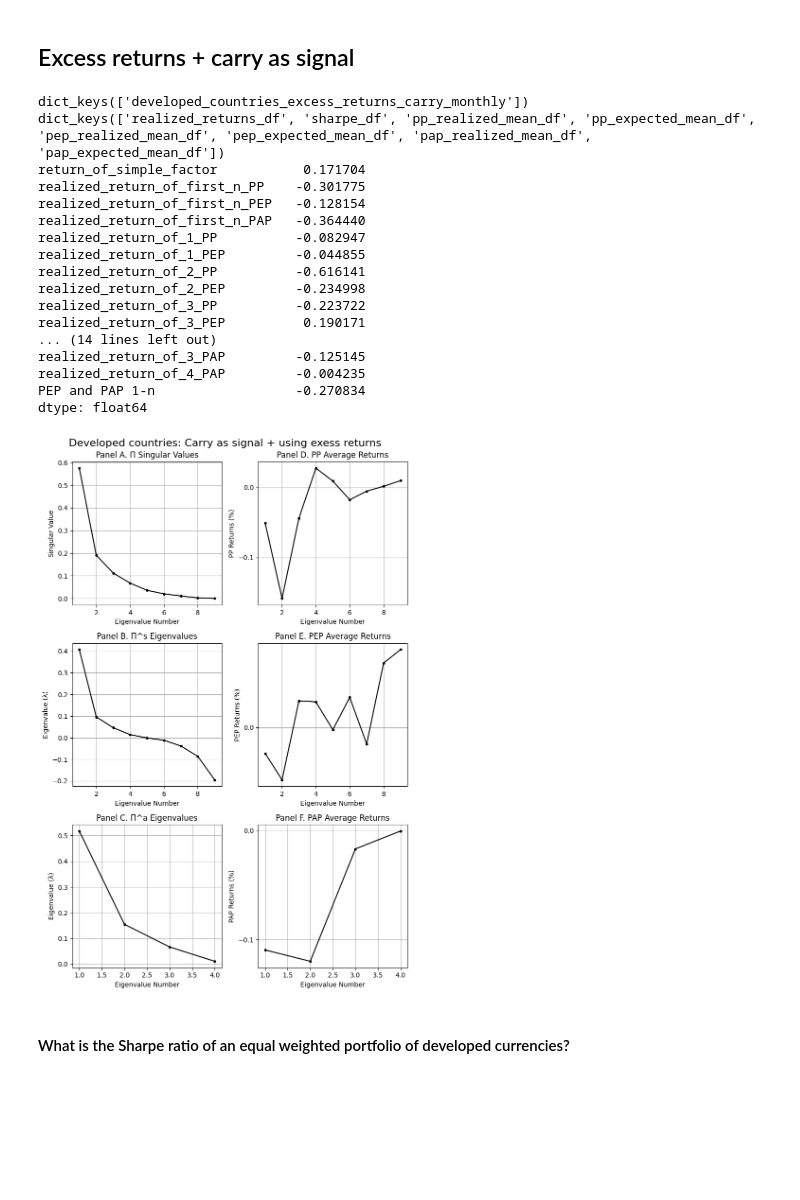
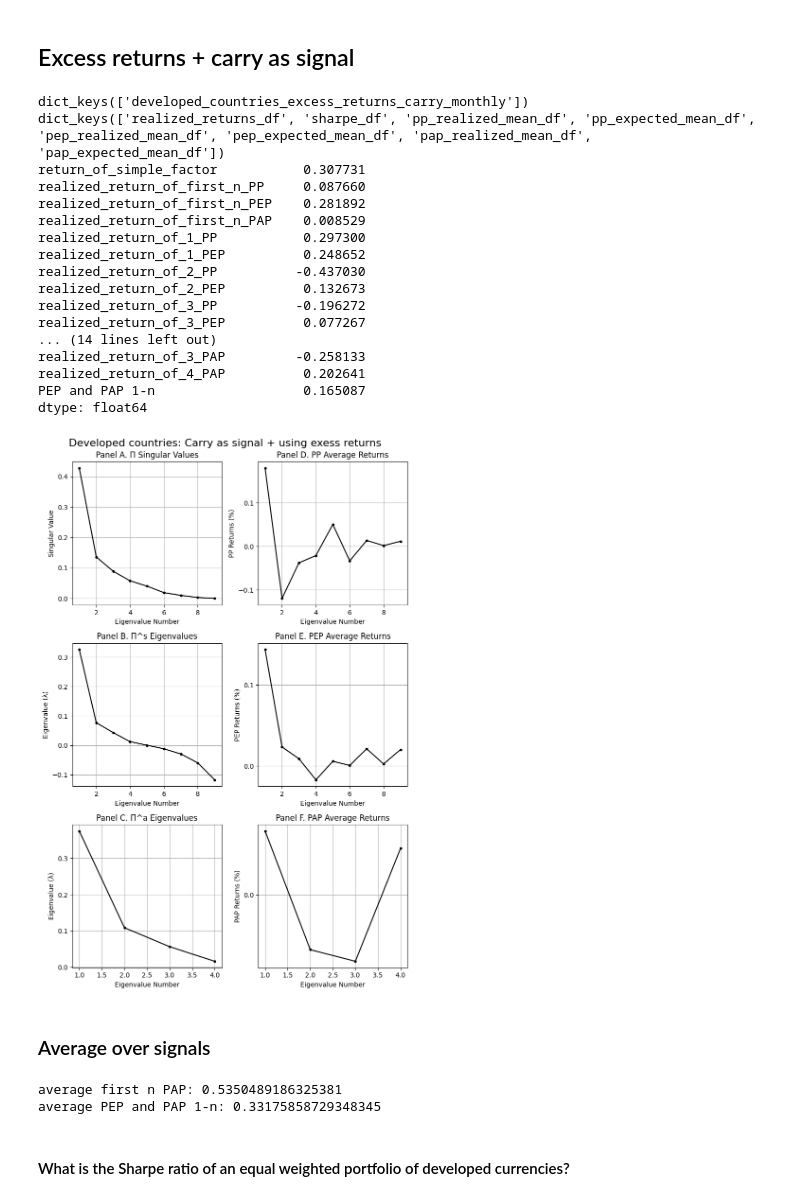
Before and after one commit to aminizadyar/Principal-Portfolios, a Jupyter notebook: PP_monthly_equity_FX.ipynb, the cells around one changed output. Drawn from its saved outputs; the diff is of its cells as text; code cells hidden in the pictures; blank space fills up the shorter version.

Commit message:
computed average

```diff
--- a/PP_monthly_equity_FX.ipynb
+++ b/PP_monthly_equity_FX.ipynb
@@ -84,51 +84,51 @@ dtype: float64
 # %%
 starting_year_to_filter = 1997
 end_year_to_filter = 2024
-number_of_lookback_periods = 60
+number_of_lookback_periods = 120
 number_of_PPs_to_consider = 2
 number_of_PEPs_to_consider = 2
 number_of_PAPs_to_consider = 2
 output_dict_carry = {}
 
 developed_countries_excess_return_monthly = pp.calculate_log_FX_excess_returns(developed_countries_spot_monthly,developed_countries_futures_monthly)
 # using past month's momentum as the signal
 signal_df = pp.calculate_fx_carry_signal(developed_countries_spot_monthly,developed_countries_futures_monthly)
 portfolios_key = "developed_countries_excess_returns_carry_monthly"
 output_dict_carry[portfolios_key] = pp.build_PP(developed_countries_excess_return_monthly,signal_df,
                                                                    number_of_lookback_periods,starting_year_to_filter,end_year_to_filter,
                                                                    factor_data_monthly=None, number_of_PPs_to_consider=number_of_PPs_to_consider,
                                                                    number_of_PEPs_to_consider=number_of_PEPs_to_consider,
                                                                    number_of_PAPs_to_consider= number_of_PAPs_to_consider)
 
 # I calculate the results for all datasets. the results are stored in this dictionay.
 print(output_dict_carry.keys())
 '''
 Every value of this dictionary is itself another dictionary.
 For instance the key 'sharpe_df' can be used to access the sharp values of this set of results.
 '''
 print(output_dict_carry[portfolios_key].keys())
 print(output_dict_carry[portfolios_key]["sharpe_df"])
 
 number_of_portfolios = developed_countries_excess_return_monthly.shape[1]
 title = 'Developed countries: Carry as signal + using exess returns'
 
 pp.singular_values_vs_realized_returns_graph(output_dict_carry, portfolios_key, number_of_portfolios, title)
 # %% [output]
 dict_keys(['developed_countries_excess_returns_carry_monthly'])
 dict_keys(['realized_returns_df', 'sharpe_df', 'pp_realized_mean_df', 'pp_expected_mean_df', 'pep_realized_mean_df', 'pep_expected_mean_df', 'pap_realized_mean_df', 'pap_expected_mean_df'])
-return_of_simple_factor           0.171704
-realized_return_of_first_n_PP    -0.301775
-realized_return_of_first_n_PEP   -0.128154
-realized_return_of_first_n_PAP   -0.364440
-realized_return_of_1_PP          -0.082947
-realized_return_of_1_PEP         -0.044855
-realized_return_of_2_PP          -0.616141
-realized_return_of_2_PEP         -0.234998
-realized_return_of_3_PP          -0.223722
-realized_return_of_3_PEP          0.190171
+return_of_simple_factor           0.307731
+realized_return_of_first_n_PP     0.087660
+realized_return_of_first_n_PEP    0.281892
+realized_return_of_first_n_PAP    0.008529
+realized_return_of_1_PP           0.297300
+realized_return_of_1_PEP          0.248652
+realized_return_of_2_PP          -0.437030
+realized_return_of_2_PEP          0.132673
+realized_return_of_3_PP          -0.196272
+realized_return_of_3_PEP          0.077267
 ... (14 lines left out)
-realized_return_of_3_PAP         -0.125145
-realized_return_of_4_PAP         -0.004235
-PEP and PAP 1-n                  -0.270834
+realized_return_of_3_PAP         -0.258133
+realized_return_of_4_PAP          0.202641
+PEP and PAP 1-n                   0.165087
 dtype: float64
-[figure, old version]
+[figure, new version]
@@ -137,3 +135,11 @@ output_dict_momentum[portfolios_key]["realized_returns_df"].to_csv("test120.csv"
+# %% [markdown]
+### Average over signals
+# %%
+print("average first n PAP:",pp.calculate_sharpe_ratio(0.5 * (output_dict_carry['developed_countries_excess_returns_carry_monthly']["realized_returns_df"]['PEP and PAP 1-n'] + output_dict_momentum['developed_countries_excess_returns_momentum_monthly']["realized_returns_df"]['realized_return_of_first_n_PAP'])) * math.sqrt(12))
+print("average PEP and PAP 1-n:",pp.calculate_sharpe_ratio(0.5 * (output_dict_carry['developed_countries_excess_returns_carry_monthly']["realized_returns_df"]['PEP and PAP 1-n'] + output_dict_momentum['developed_countries_excess_returns_momentum_monthly']["realized_returns_df"]['PEP and PAP 1-n'])) * math.sqrt(12))
+# %% [output]
+average first n PAP: 0.5350489186325381
+average PEP and PAP 1-n: 0.33175858729348345
 # %% [markdown]
 #### What is the Sharpe ratio of an equal weighted portfolio of developed currencies?
 # %%
```
Also changed, not shown: parts of 1 cell of this notebook.
